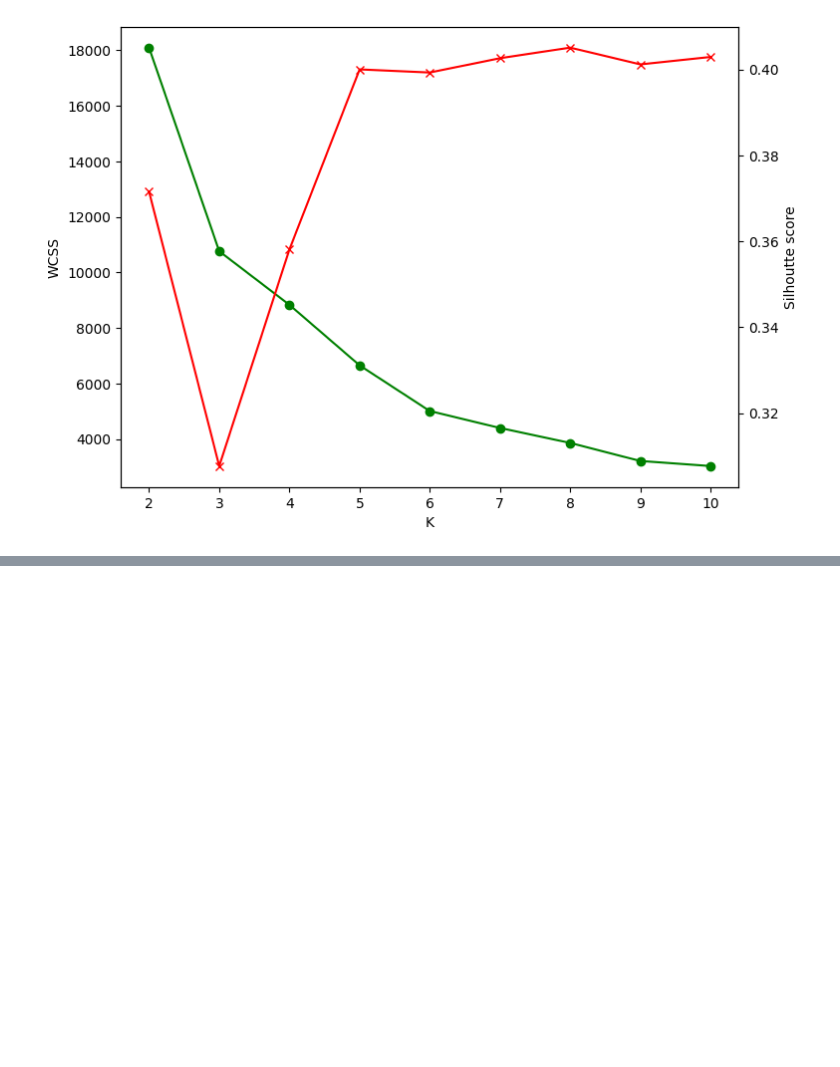
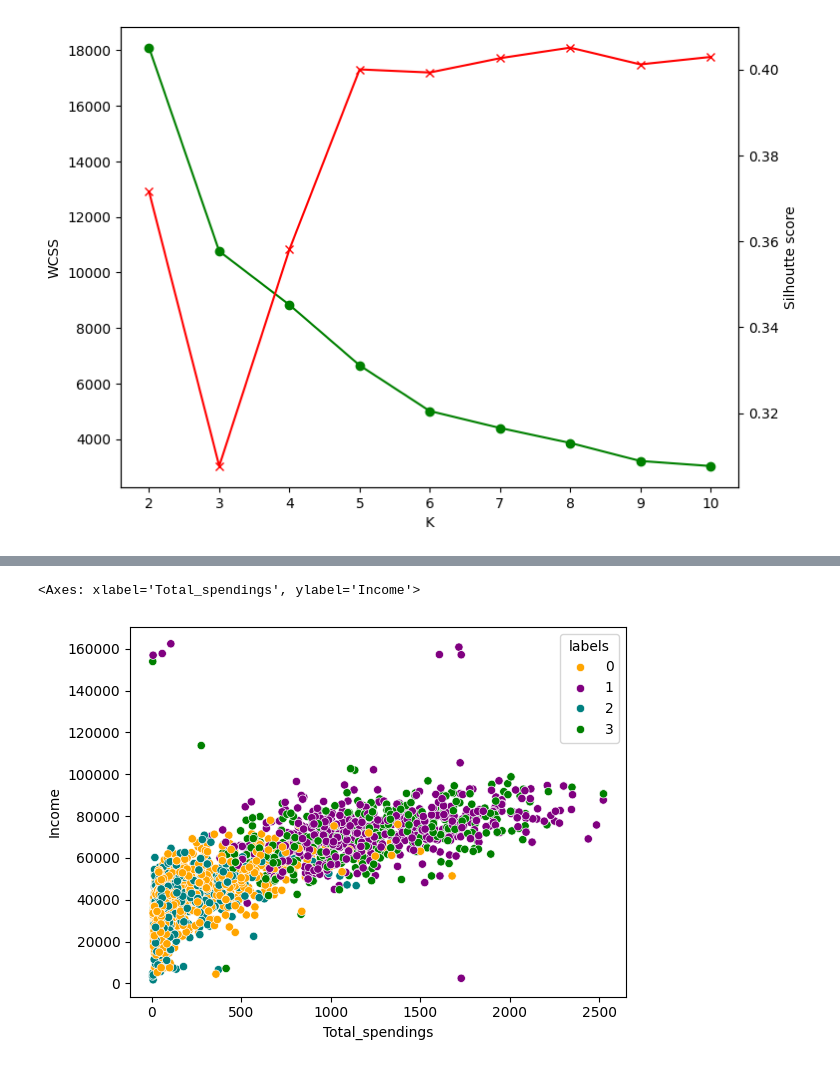
Before and after one commit to akshay041193/Customer-Segmentation-System, a Jupyter notebook: customer_segmentation.ipynb, the cells around one changed output, grey strips where cells are left out. Cells and saved outputs as stored; diff of their text form; code cells hidden in the pictures; blank space fills up the shorter version.

```diff
--- a/customer_segmentation.ipynb
+++ b/customer_segmentation.ipynb
@@ -335,0 +403,7 @@ Text(0, 0.5, 'Silhoutte score')
+# %%
+# Since Income and Spending patterns
+
+sns.scatterplot(x=cleaned_df["Total_spendings"],y=cleaned_df["Income"],palette=colour,hue=cleaned_df["labels"])
+# %% [output]
+<Axes: xlabel='Total_spendings', ylabel='Income'>
+[figure, added]
```
Also changed, not shown: parts of 11 cells of this notebook.
